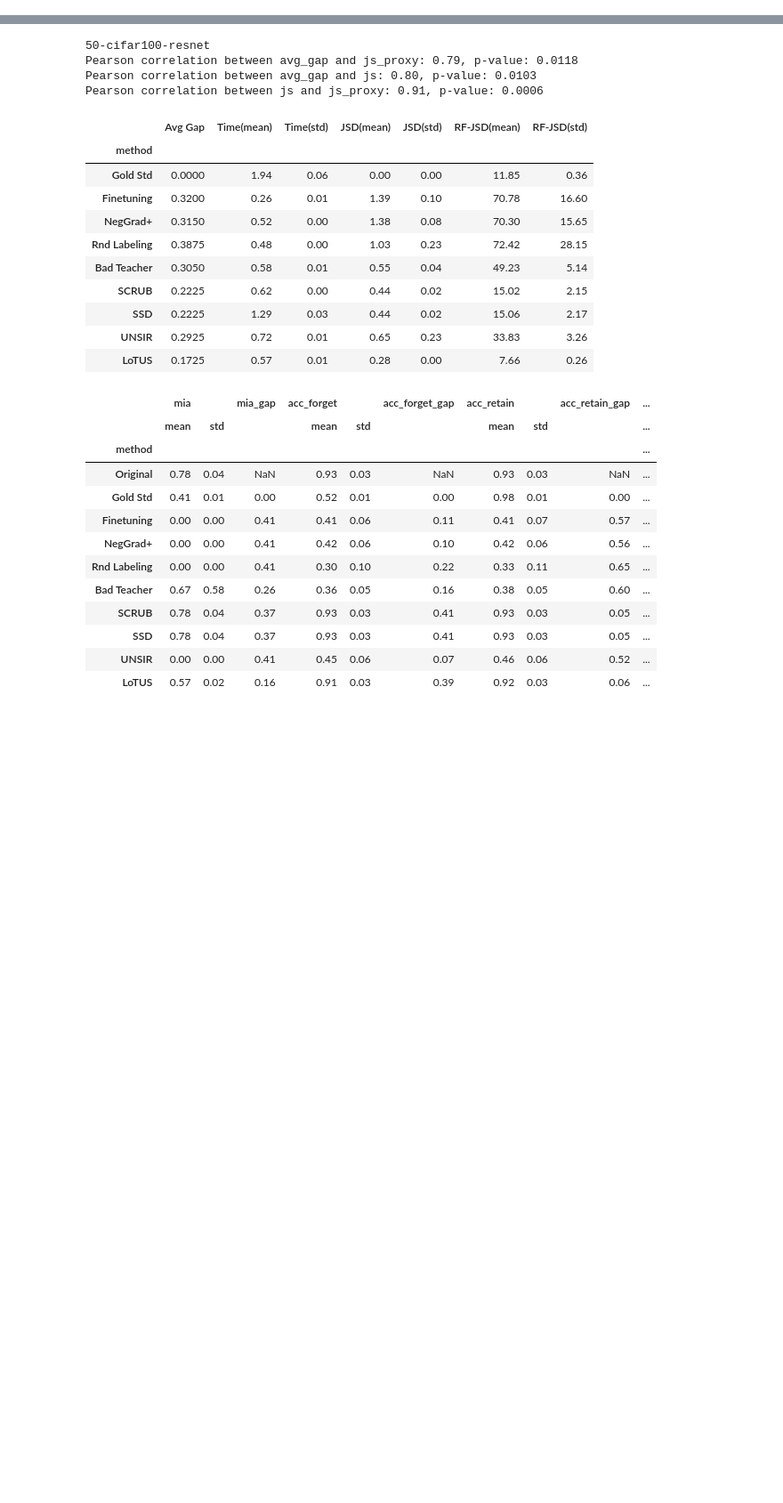
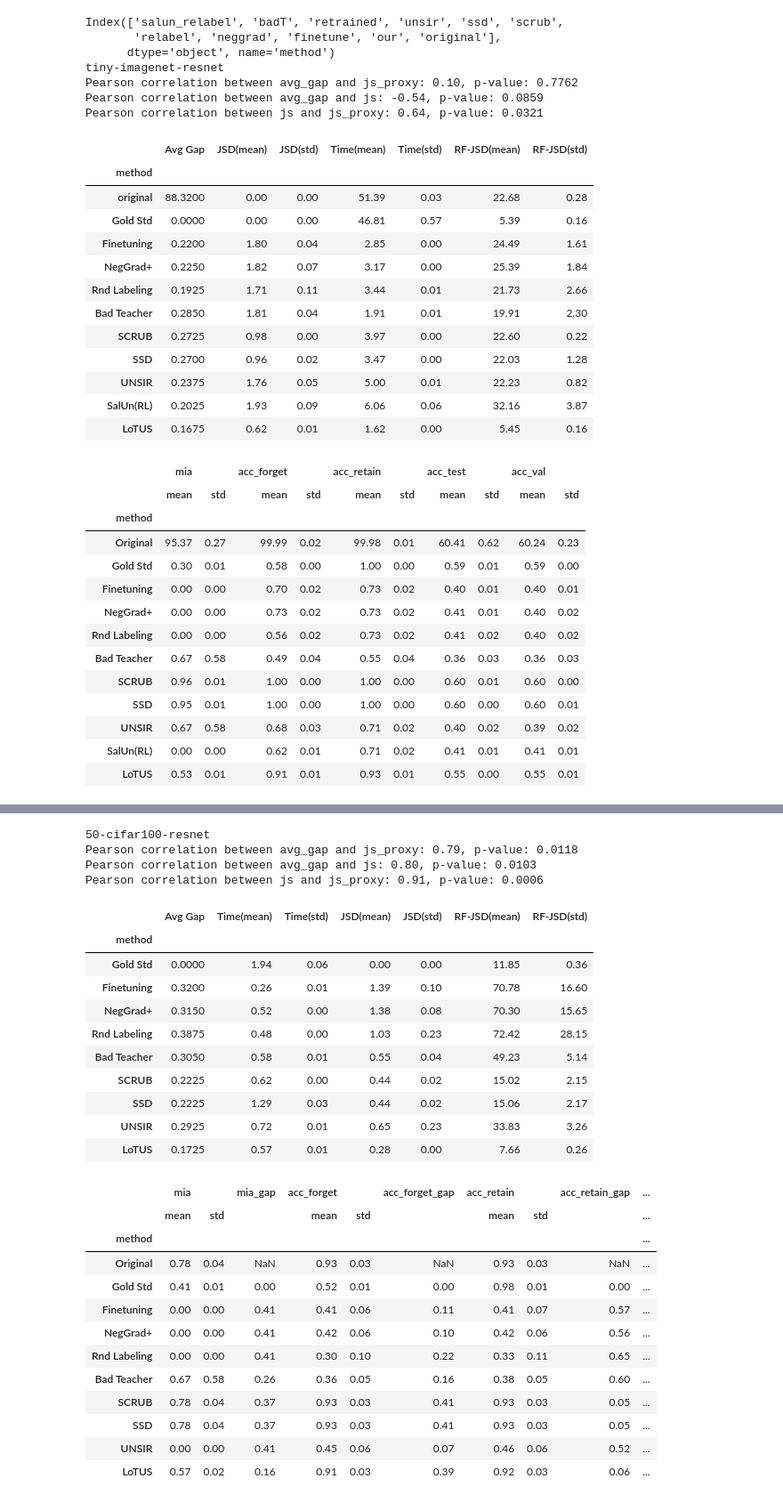
Before and after one commit to cspartalis/LoTUS, a Jupyter notebook: notebooks/results.ipynb, the cells around one changed output, grey strips where cells are left out. Shown at 89% size. Cells and saved outputs as stored; diff of their text form; code cells hidden in the pictures; blank space fills up the shorter version.

```diff
--- a/notebooks/results.ipynb
+++ b/notebooks/results.ipynb
@@ -312 +278,38 @@ Pearson correlation between js and js_proxy: 0.97, p-value: 0.0000
+# %%
+rn_tiny_imagenet, appendix_tiny_imagenet = get_results("tiny-imagenet-resnet")
+# %% [output]
+Index(['salun_relabel', 'badT', 'retrained', 'unsir', 'ssd', 'scrub',
+       'relabel', 'neggrad', 'finetune', 'our', 'original'],
+      dtype='object', name='method')
+tiny-imagenet-resnet
+Pearson correlation between avg_gap and js_proxy: 0.10, p-value: 0.7762
+Pearson correlation between avg_gap and js: -0.54, p-value: 0.0859
+Pearson correlation between js and js_proxy: 0.64, p-value: 0.0321
+|  | Avg Gap | JSD(mean) | JSD(std) | Time(mean) | Time(std) | RF-JSD(mean) | RF-JSD(std) |
+| method |  |  |  |  |  |  |  |
+| original | 88.3200 | 0.00 | 0.00 | 51.39 | 0.03 | 22.68 | 0.28 |
+| Gold Std | 0.0000 | 0.00 | 0.00 | 46.81 | 0.57 | 5.39 | 0.16 |
+| Finetuning | 0.2200 | 1.80 | 0.04 | 2.85 | 0.00 | 24.49 | 1.61 |
+| NegGrad+ | 0.2250 | 1.82 | 0.07 | 3.17 | 0.00 | 25.39 | 1.84 |
+| Rnd Labeling | 0.1925 | 1.71 | 0.11 | 3.44 | 0.01 | 21.73 | 2.66 |
+| Bad Teacher | 0.2850 | 1.81 | 0.04 | 1.91 | 0.01 | 19.91 | 2.30 |
+| SCRUB | 0.2725 | 0.98 | 0.00 | 3.97 | 0.00 | 22.60 | 0.22 |
+| SSD | 0.2700 | 0.96 | 0.02 | 3.47 | 0.00 | 22.03 | 1.28 |
+| UNSIR | 0.2375 | 1.76 | 0.05 | 5.00 | 0.01 | 22.23 | 0.82 |
+| SalUn(RL) | 0.2025 | 1.93 | 0.09 | 6.06 | 0.06 | 32.16 | 3.87 |
+| LoTUS | 0.1675 | 0.62 | 0.01 | 1.62 | 0.00 | 5.45 | 0.16 |
+|  | mia |  | acc_forget |  | acc_retain |  | acc_test |  | acc_val |  |
+|  | mean | std | mean | std | mean | std | mean | std | mean | std |
+| method |  |  |  |  |  |  |  |  |  |  |
+| Original | 95.37 | 0.27 | 99.99 | 0.02 | 99.98 | 0.01 | 60.41 | 0.62 | 60.24 | 0.23 |
+| Gold Std | 0.30 | 0.01 | 0.58 | 0.00 | 1.00 | 0.00 | 0.59 | 0.01 | 0.59 | 0.00 |
+| Finetuning | 0.00 | 0.00 | 0.70 | 0.02 | 0.73 | 0.02 | 0.40 | 0.01 | 0.40 | 0.01 |
+| NegGrad+ | 0.00 | 0.00 | 0.73 | 0.02 | 0.73 | 0.02 | 0.41 | 0.01 | 0.40 | 0.02 |
+| Rnd Labeling | 0.00 | 0.00 | 0.56 | 0.02 | 0.73 | 0.02 | 0.41 | 0.02 | 0.40 | 0.02 |
+| Bad Teacher | 0.67 | 0.58 | 0.49 | 0.04 | 0.55 | 0.04 | 0.36 | 0.03 | 0.36 | 0.03 |
+| SCRUB | 0.96 | 0.01 | 1.00 | 0.00 | 1.00 | 0.00 | 0.60 | 0.01 | 0.60 | 0.00 |
+| SSD | 0.95 | 0.01 | 1.00 | 0.00 | 1.00 | 0.00 | 0.60 | 0.00 | 0.60 | 0.01 |
+| UNSIR | 0.67 | 0.58 | 0.68 | 0.03 | 0.71 | 0.02 | 0.40 | 0.02 | 0.39 | 0.02 |
+| SalUn(RL) | 0.00 | 0.00 | 0.62 | 0.01 | 0.71 | 0.02 | 0.41 | 0.01 | 0.41 | 0.01 |
+| LoTUS | 0.53 | 0.01 | 0.91 | 0.01 | 0.93 | 0.01 | 0.55 | 0.00 | 0.55 | 0.01 |
 # %%
```
Also changed, not shown: parts of 13 cells of this notebook, 10 other files.
